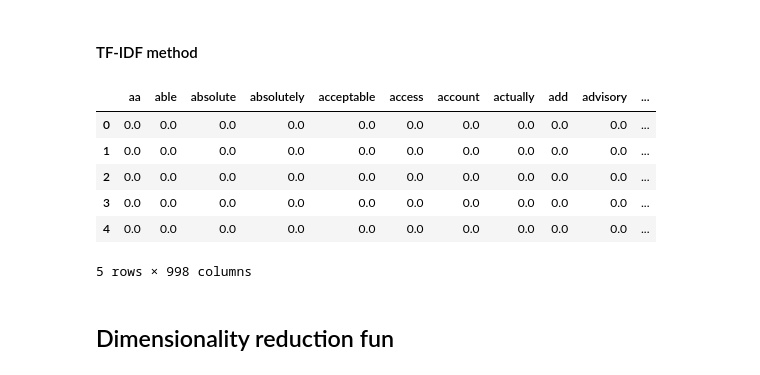
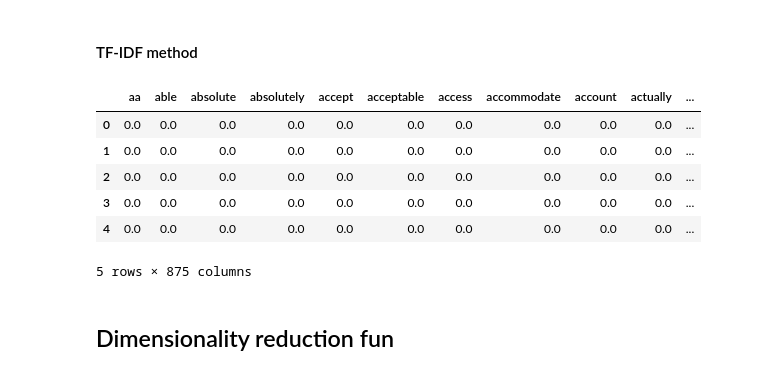
Before and after one commit to Auste1989/metis_projects, a Jupyter notebook: Customer_Review_Sentiment_Analysis/Customer_Review_Sentiment_Analysis_Modelling.ipynb, the cells around one changed output. Drawn from its saved outputs; the diff is of its cells as text; code cells hidden in the pictures.

```diff
--- a/Customer_Review_Sentiment_Analysis/Customer_Review_Sentiment_Analysis_Modelling.ipynb
+++ b/Customer_Review_Sentiment_Analysis/Customer_Review_Sentiment_Analysis_Modelling.ipynb
@@ -96,27 +87,27 @@ def simple_pos(pos):
 
 def process_words(string):
     """Takes a string as input.
-    Returns the string after spell correcting, lemmatizing and singularizing the words."""
+    Returns the string after lemmatizing and singularizing the words."""
     processed_string = string
     lmtzr = WordNetLemmatizer()
     word_pos_pair = pos_tag(word_tokenize(processed_string), tagset='universal')
     for word, pos in word_pos_pair:
         word_pos = simple_pos(pos)
-        spell_correct = ' '+spell(word) if "'" in word else spell(word)
-        lame_word = lmtzr.lemmatize(spell_correct, word_pos)
+        #spell_correct = ' '+spell(word) if "'" in word else spell(word)
+        lame_word = lmtzr.lemmatize(word, word_pos)
         singular_word = inflection.singularize(lame_word)
         processed_string = processed_string.replace(word, singular_word)
     return processed_string
 
 
-def display_topics(model, feature_names, no_top_words, topic_names=None):
-    for ix, topic in enumerate(model.components_):
-        if not topic_names or not topic_names[ix]:
-            print("\nTopic ", ix)
-        else:
-            print("\nTopic: '",topic_names[ix],"'")
-        print(", ".join([feature_names[i]
-                        for i in topic.argsort()[:-no_top_words - 1:-1]]))
+# def display_topics(model, feature_names, no_top_words, topic_names=None):
+#     for ix, topic in enumerate(model.components_):
+#         if not topic_names or not topic_names[ix]:
+#             print("\nTopic ", ix)
+#         else:
+#             print("\nTopic: '",topic_names[ix],"'")
+#         print(", ".join([feature_names[i]
+#                         for i in topic.argsort()[:-no_top_words - 1:-1]]))
 # %%
 #Testing
 print(process_words("flying brilliant flightled"))
@@ -145,7 +136,7 @@ negative_tweets.head()
 # %%
 #Some prep work (lemmatize)
 tweet_col = negative_tweets['tweet_clean']
-tweet_col = [lemmatize(tweet) for tweet in tweet_col]
+tweet_col = [process_words(tweet) for tweet in tweet_col]
 # %%
 tweet_col[:10]
 # %% [output]
@@ -160,9 +151,9 @@ tweet_col[:10]
  ' be officially the bad, most delay, and least helpful airline I have ever have the mbefortune of fly on',
  " won't answer their phone    "]
 # %%
-#Some prep work
+#Some prep work (removing some of the most popular, but not indicative words)
 stop = stopwords.words('english')
-stop += ['.', ',', '(', ')', "'", '"', '!', ':', 'yes', 'no']
+stop += ['.', ',', '(', ')', "'", '"', '!', ':', 'DM', 'amp', 'yes', 'no', 'thi', 'flight', 'fly', 'flightled', 'get']
 stop = set(stop)
 # %% [markdown]
 #### Count Vectorizer method
@@ -171,7 +162,6 @@ params = {
             'strip_accents': 'ascii',
             'lowercase': True,
             'stop_words': stop,
-            'max_df': 0.5,
             'min_df': 10,
             'ngram_range': (1, 2)
          }
@@ -190,15 +185,15 @@ TypeError: expected string or bytes-like object
 # %%
 #TF-IDF
 tfidf_vec = TfidfVectorizer(**params)
-negative_tweets_tfidf = tfidf_vec.fit_transform(tweet_col)
-negative_tweets_tfidf = negative_tweets_tfidf.toarray()
+negative_tweets_tfidf_viz = tfidf_vec.fit_transform(tweet_col)
+negative_tweets_tfidf = negative_tweets_tfidf_viz.toarray()
 negative_tweets_tfidf = pd.DataFrame(negative_tweets_tfidf, columns=tfidf_vec.get_feature_names())
 negative_tweets_tfidf.head()
 # %% [output]
-|  | aa | able | absolute | absolutely | acceptable | access | account | actually | add | advisory | ... |
+|  | aa | able | absolute | absolutely | accept | acceptable | access | accommodate | account | actually | ... |
 | 0 | 0.0 | 0.0 | 0.0 | 0.0 | 0.0 | 0.0 | 0.0 | 0.0 | 0.0 | 0.0 | ... |
 | 1 | 0.0 | 0.0 | 0.0 | 0.0 | 0.0 | 0.0 | 0.0 | 0.0 | 0.0 | 0.0 | ... |
 | 2 | 0.0 | 0.0 | 0.0 | 0.0 | 0.0 | 0.0 | 0.0 | 0.0 | 0.0 | 0.0 | ... |
 | 3 | 0.0 | 0.0 | 0.0 | 0.0 | 0.0 | 0.0 | 0.0 | 0.0 | 0.0 | 0.0 | ... |
 | 4 | 0.0 | 0.0 | 0.0 | 0.0 | 0.0 | 0.0 | 0.0 | 0.0 | 0.0 | 0.0 | ... |
-5 rows × 998 columns
+5 rows × 875 columns
```
Also changed, not shown: parts of 48 cells of this notebook, 5 other files.
